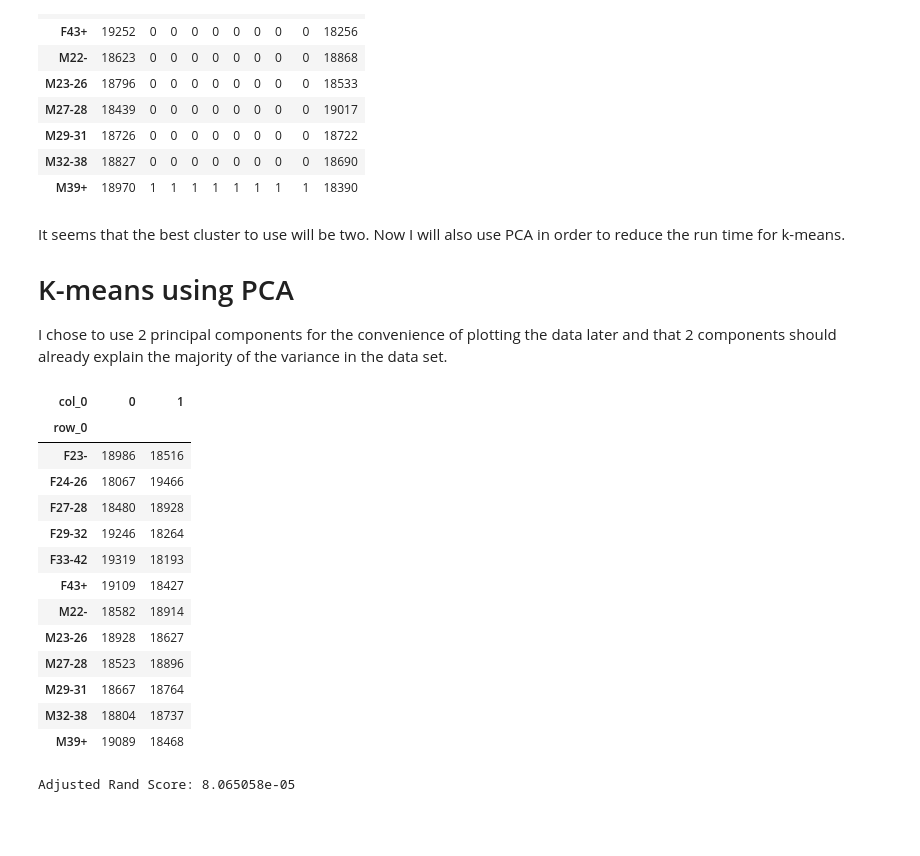
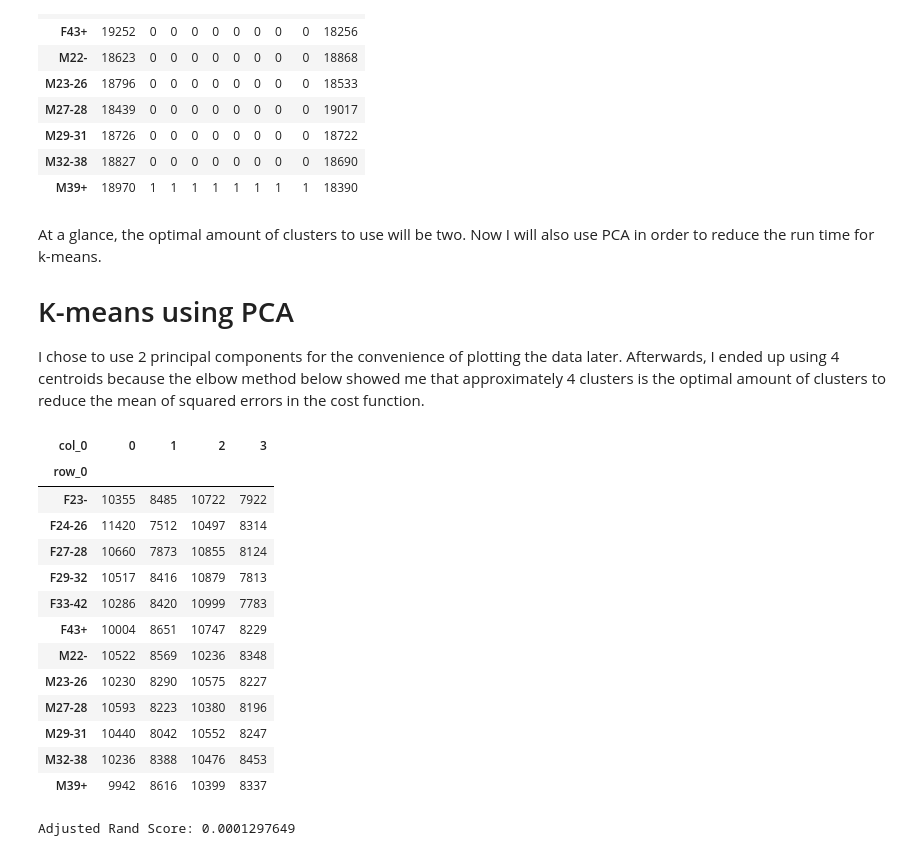
Before and after one commit to lamkg/Thinkful-Final-Capstone, a Jupyter notebook: Final Capstone.ipynb, the cells around one changed output. Saved outputs shown, nothing was run; the diff lists cells and outputs as text; code cells hidden in the pictures; blank space fills up the shorter version.

```diff
--- a/Final Capstone.ipynb
+++ b/Final Capstone.ipynb
@@ -242,10 +243,10 @@ Number of distinct brand+model names: 1667
 phone_brands['brand_and_model'] = phone_brands['phone_brand'].astype(str) + phone_brands['device_model']
 
 # Build numerical labels for our models
-modelencoder = LabelEncoder().fit(phone_brands['brand_and_model'])
+model_encoder = LabelEncoder().fit(phone_brands['brand_and_model'])
 
 # Store in a new column
-phone_brands['encoded_model'] = modelencoder.transform(phone_brands['brand_and_model'])
+phone_brands['encoded_model'] = model_encoder.transform(phone_brands['brand_and_model'])
 # %%
 # Take a look to see what phone_brands look like now.
 phone_brands.head(50)
@@ -1439,37 +1439,37 @@ pd.crosstab(y_train, y_pred)
 | M32-38 | 18827 | 0 | 0 | 0 | 0 | 0 | 0 | 0 | 0 | 18690 |
 | M39+ | 18970 | 1 | 1 | 1 | 1 | 1 | 1 | 1 | 1 | 18390 |
 # %% [markdown]
-It seems that the best cluster to use will be two. Now I will also use PCA in order to reduce the run time for k-means.
+At a glance, the optimal amount of clusters to use will be two. Now I will also use PCA in order to reduce the run time for k-means.
 
 # K-means using PCA
 
-I chose to use 2 principal components for the convenience of plotting the data later and that 2 components should already explain the majority of the variance in the data set.
+I chose to use 2 principal components for the convenience of plotting the data later. Afterwards, I ended up using 4 centroids because the elbow method below showed me that approximately 4 clusters is the optimal amount of clusters to reduce the mean of squared errors in the cost function.
 # %%
 # Calulate predicted values
-kmeans = KMeans(n_clusters=2, init='k-means++', random_state=42, n_init=20, n_jobs=-1)
+kmeans = KMeans(n_clusters=4, init='k-means++', random_state=42, n_init=20, n_jobs=-1)
 y_pred = kmeans.fit_predict(kmX_pca)
 
 pd.crosstab(y_train, y_pred)
 # %% [output]
-| col_0 | 0 | 1 |
-| row_0 |  |  |
-| F23- | 18986 | 18516 |
-| F24-26 | 18067 | 19466 |
-| F27-28 | 18480 | 18928 |
-| F29-32 | 19246 | 18264 |
-| F33-42 | 19319 | 18193 |
-| F43+ | 19109 | 18427 |
-| M22- | 18582 | 18914 |
-| M23-26 | 18928 | 18627 |
-| M27-28 | 18523 | 18896 |
-| M29-31 | 18667 | 18764 |
-| M32-38 | 18804 | 18737 |
-| M39+ | 19089 | 18468 |
+| col_0 | 0 | 1 | 2 | 3 |
+| row_0 |  |  |  |  |
+| F23- | 10355 | 8485 | 10722 | 7922 |
+| F24-26 | 11420 | 7512 | 10497 | 8314 |
+| F27-28 | 10660 | 7873 | 10855 | 8124 |
+| F29-32 | 10517 | 8416 | 10879 | 7813 |
+| F33-42 | 10286 | 8420 | 10999 | 7783 |
+| F43+ | 10004 | 8651 | 10747 | 8229 |
+| M22- | 10522 | 8569 | 10236 | 8348 |
+| M23-26 | 10230 | 8290 | 10575 | 8227 |
+| M27-28 | 10593 | 8223 | 10380 | 8196 |
+| M29-31 | 10440 | 8042 | 10552 | 8247 |
+| M32-38 | 10236 | 8388 | 10476 | 8453 |
+| M39+ | 9942 | 8616 | 10399 | 8337 |
 # %%
 from sklearn.metrics import adjusted_rand_score
 print('Adjusted Rand Score: {:0.7}'.format(adjusted_rand_score(y_train, y_pred)))
 # %% [output]
-Adjusted Rand Score: 8.065058e-05
+Adjusted Rand Score: 0.0001297649
 # %% [markdown]
 The Rand Index computes a similarity measure between two clusterings by considering all pairs of samples and counting pairs that are assigned in the same or different clusters in the predicted and true clusterings.
 
```
Also changed, not shown: parts of 26 cells of this notebook.
